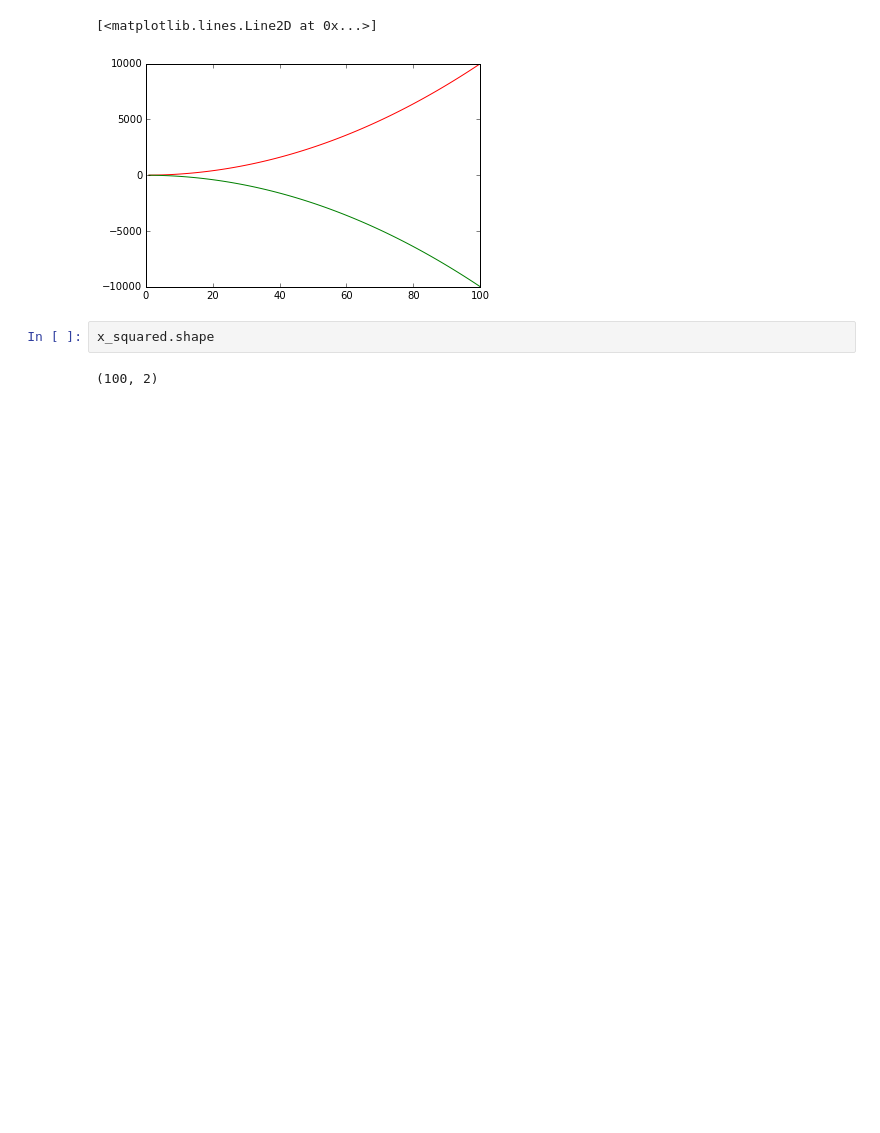
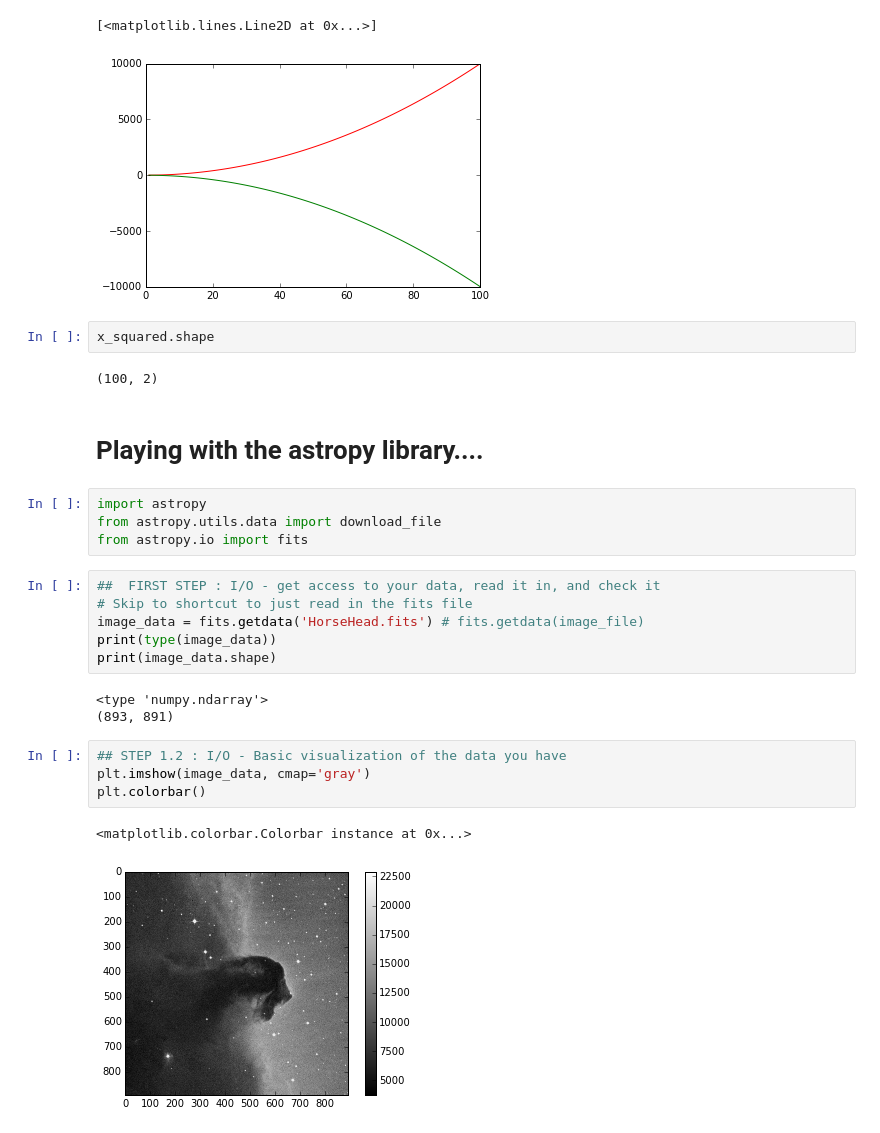
Before and after one commit to betsyhern/2017-05-30-AMNH-CCA, a Jupyter notebook: python_practice/PythonPractice.ipynb, the cells around one changed output. Saved outputs shown, nothing was run; the diff lists cells and outputs as text; blank space fills up the shorter version.

Commit message:
Added a section to PythonPractice.ipynb from the astropy tutorial on reading in fits files.

```diff
--- a/python_practice/PythonPractice.ipynb
+++ b/python_practice/PythonPractice.ipynb
@@ -339,3 +339,25 @@ plt.plot(x_squared[:,0],-x_squared[:,1], 'g')
 x_squared.shape
 # %% [output]
 (100, 2)
+# %% [markdown]
+# Playing with the astropy library....
+# %%
+import astropy
+from astropy.utils.data import download_file
+from astropy.io import fits
+# %%
+##  FIRST STEP : I/O - get access to your data, read it in, and check it
+# Skip to shortcut to just read in the fits file
+image_data = fits.getdata('HorseHead.fits') # fits.getdata(image_file)
+print(type(image_data))
+print(image_data.shape)
+# %% [output]
+<type 'numpy.ndarray'>
+(893, 891)
+# %%
+## STEP 1.2 : I/O - Basic visualization of the data you have
+plt.imshow(image_data, cmap='gray')
+plt.colorbar()
+# %% [output]
+<matplotlib.colorbar.Colorbar instance at 0x...>
+[figure, added]
```
Also changed, not shown: parts of 3 cells of this notebook.
